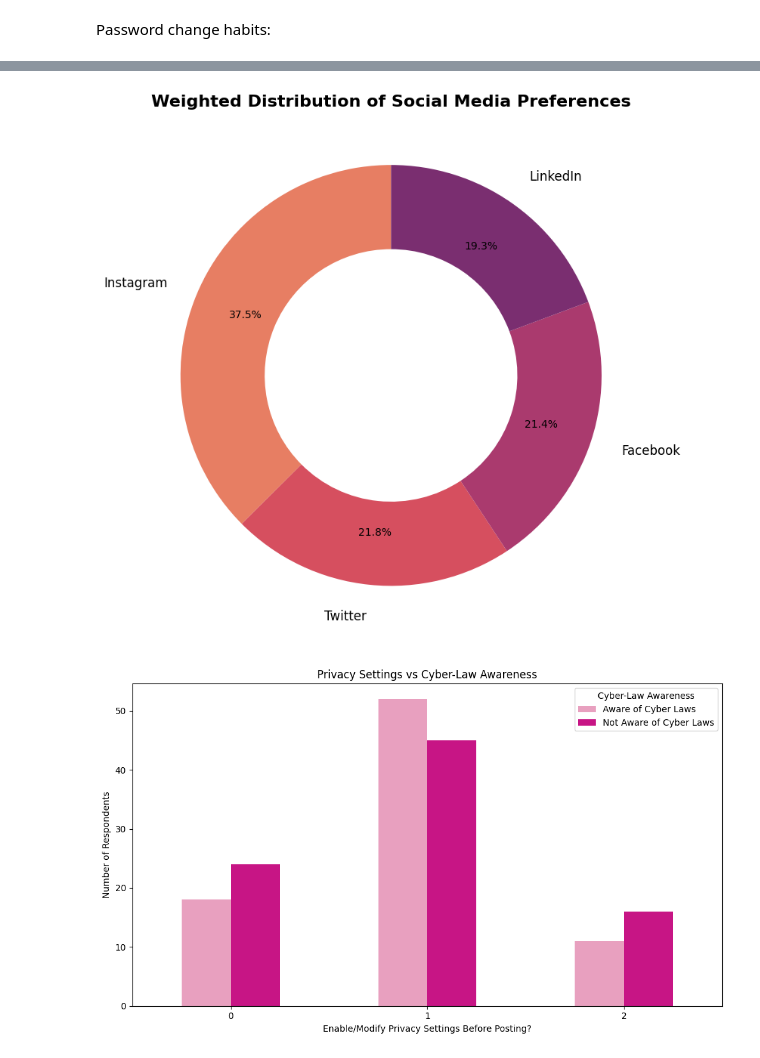
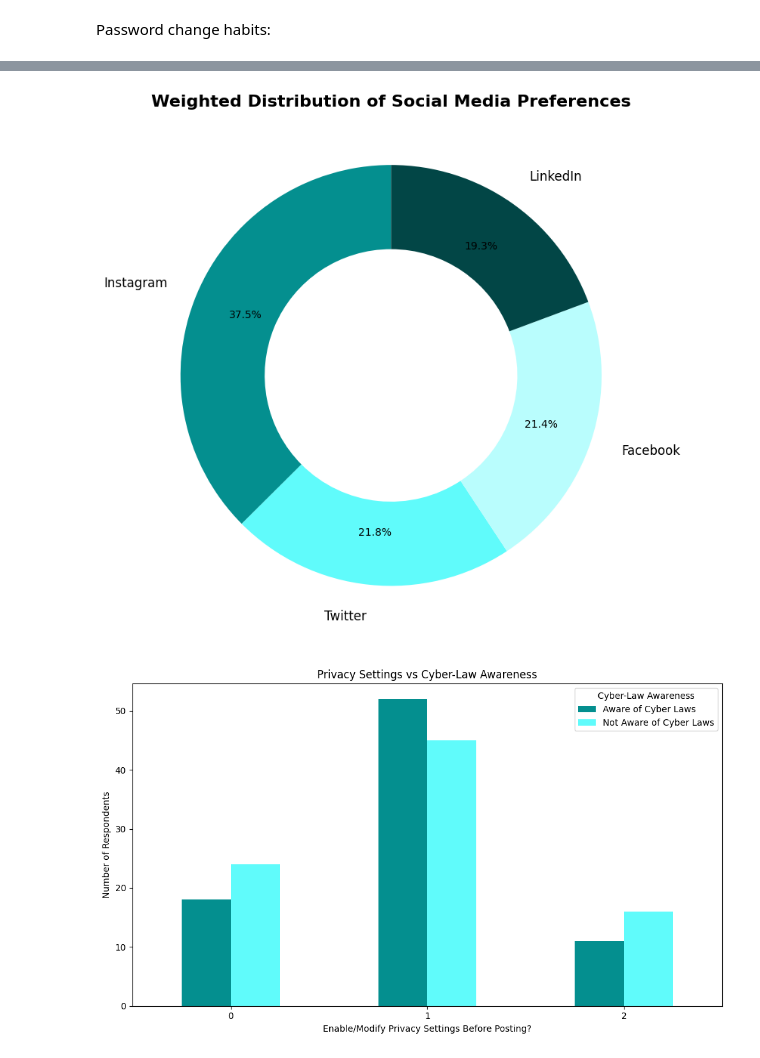
Before and after one commit to zf00593/dataset-project, a Jupyter notebook: visualisation.ipynb, the cells around one changed output, grey strips where cells are left out. Cells and saved outputs as stored; diff of their text form; code cells hidden in the pictures.

```diff
--- a/visualisation.ipynb
+++ b/visualisation.ipynb
@@ -99,34 +99,34 @@ plt.show()
 # %%
 plt.figure(figsize=(8, 8))
 
 wedges, texts, autotexts = plt.pie(
     ranking["Weighted Score"],
     labels=ranking["Social Media"],
     autopct="%1.1f%%",
     startangle=90,
     labeldistance=1.15,
     pctdistance=0.75,
     wedgeprops=dict(width=0.4),
-    colors=sns.color_palette("flare", len(ranking)),
+    colors= ["#048F8F", "#60FBFB", "#B9FDFD", "#024646"],
     textprops={"fontsize": 11}
 )
 
 for text in texts:
     text.set_fontsize(12)
 
 for autotext in autotexts:
     autotext.set_fontsize(10)
 
 plt.title(
     "Weighted Distribution of Social Media Preferences",
     fontsize=16,
     fontweight="bold"
 )
 
 plt.tight_layout()
 plt.show()
 # %% [output]
-[figure, old version]
+[figure, new version]
 # %%
 privacy_cyber = pd.crosstab(
     analysis.df[
@@ -144,7 +144,7 @@ privacy_cyber = pd.crosstab(
 privacy_cyber.plot(
     kind="bar",
     figsize=(10, 6),
-    color=["#E8A0BF", "#C71585"]
+    color=["#048F8F", "#60FBFB"]
 )
 
 
@@ -158,4 +158,4 @@ plt.legend(title="Cyber-Law Awareness")
 plt.tight_layout()
 plt.show()
 # %% [output]
-[figure, old version]
+[figure, new version]
```
Also changed, not shown: parts of 4 cells of this notebook.
